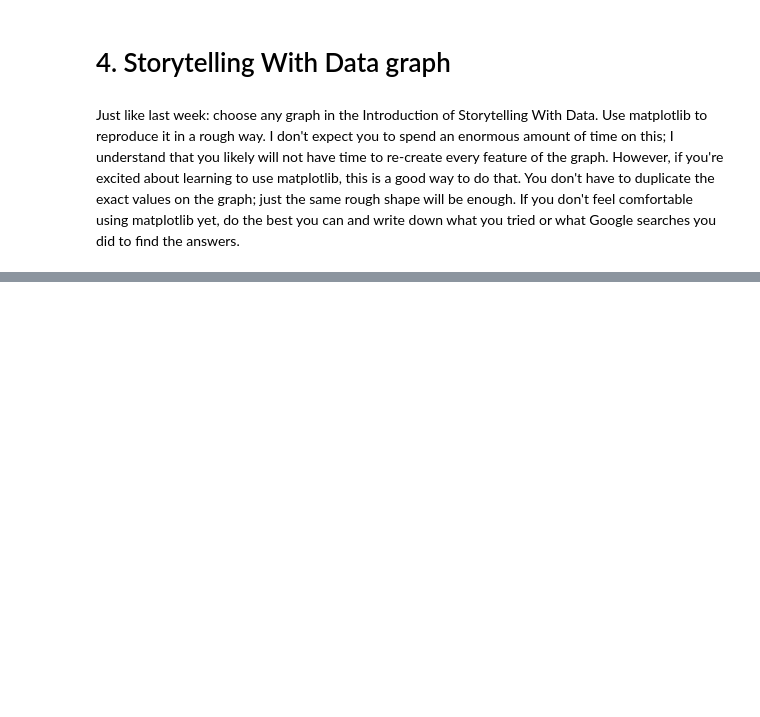
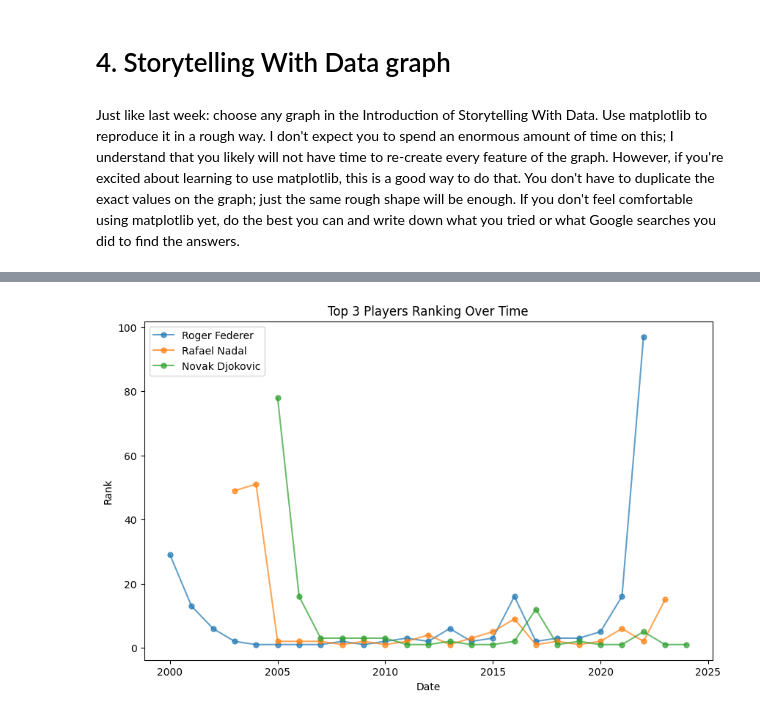
Before and after one commit to jtvon/2025-spring-B2, a Jupyter notebook: OMDS-ModB2-Week02-vonSeggern-John.ipynb, the cells around one changed output, grey strips where cells are left out. Cells and saved outputs as stored; diff of their text form; code cells hidden in the pictures; blank space fills up the shorter version.

```diff
--- a/OMDS-ModB2-Week02-vonSeggern-John.ipynb
+++ b/OMDS-ModB2-Week02-vonSeggern-John.ipynb
@@ -261,3 +330,16 @@ This week, you will do the same types of exercises as last week, but you should
 # 4. Storytelling With Data graph
 # %% [markdown]
 Just like last week: choose any graph in the Introduction of Storytelling With Data. Use matplotlib to reproduce it in a rough way. I don't expect you to spend an enormous amount of time on this; I understand that you likely will not have time to re-create every feature of the graph. However, if you're excited about learning to use matplotlib, this is a good way to do that. You don't have to duplicate the exact values on the graph; just the same rough shape will be enough.  If you don't feel comfortable using matplotlib yet, do the best you can and write down what you tried or what Google searches you did to find the answers.
+# %%
+# Filter the players table
+df_players_filtered = df_players[['player_id', 'name_first', 'name_last', 'hand']]
+df_players_filtered['full_name'] = df_players_filtered['name_first'] + " " + df_players_filtered['name_last']
+df_top_3 = df_players_filtered[(df_players_filtered['full_name'].isin(['Roger Federer', 'Rafael Nadal', 'Novak Djokovic']))]
+
+# Filter the rankings table
+df_ranking_filtered = df_ranking[['player', 'rank', 'ranking_date']]
+
+# Merge the fitlered players and rankings table
+df_players_ranking = pd.merge(df_top_3, df_ranking_filtered, left_on='player_id', right_on='player', how='inner', sort=True)
+
+df_players_ranking.head()
@@ -263,0 +358,9 @@ Just like last week: choose any graph in the Introduction of Storytelling With D
+# %%
+# grab the yearend rank of the player
+df_players_ranking['year'] = df_players_ranking['ranking_date'].astype(str).str[:4]
+df_players_ranking['year'] = df_players_ranking['year'].astype(int)
+df_players_ranking['yearend_date'] = df_players_ranking.groupby(['player', 'year'])['ranking_date'].transform('max')
+df_players_ranking = df_players_ranking[df_players_ranking['ranking_date'] == df_players_ranking['yearend_date']]
+df_players_ranking = df_players_ranking.drop_duplicates(subset=['player', 'year']).sort_values(by=['year'])
+
+df_players_ranking
@@ -263,0 +381,17 @@ Just like last week: choose any graph in the Introduction of Storytelling With D
+# %%
+# plot a line chart of the players rankings over time
+import matplotlib.pyplot as plt
+
+fig, ax = plt.subplots(figsize=(10, 6))
+
+for player in df_players_ranking['full_name'].unique():
+    player_data = df_players_ranking[df_players_ranking['full_name'] == player]
+    ax.plot(player_data['year'], player_data['rank'], label=player, marker='o', linestyle='-', markersize=5, alpha=0.7)
+
+ax.set_xlabel('Date')
+ax.set_ylabel('Rank')
+ax.set_title('Top 3 Players Ranking Over Time')
+ax.legend()
+plt.show()
+# %% [output]
+[figure, added]
```
Also changed, not shown: parts of 12 cells of this notebook.
